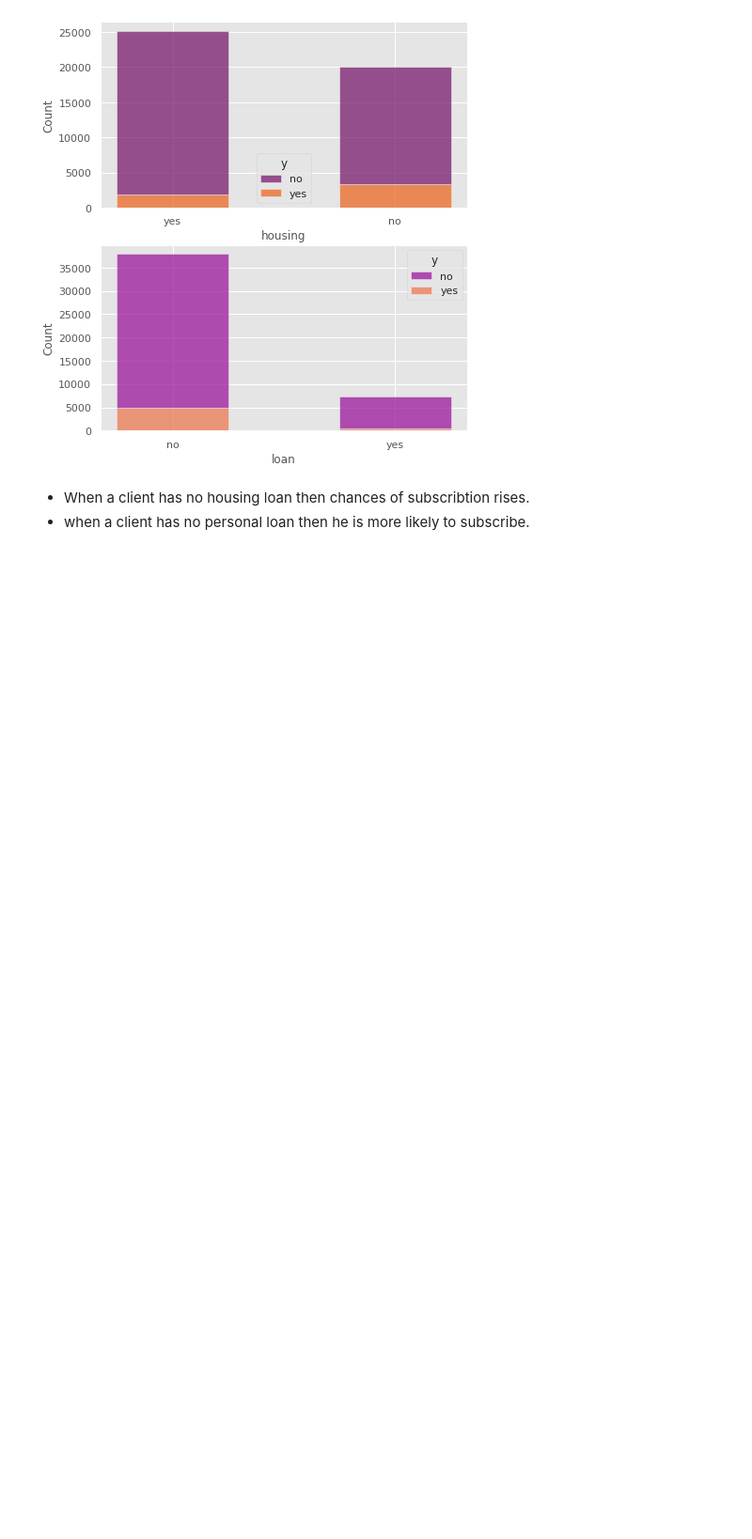
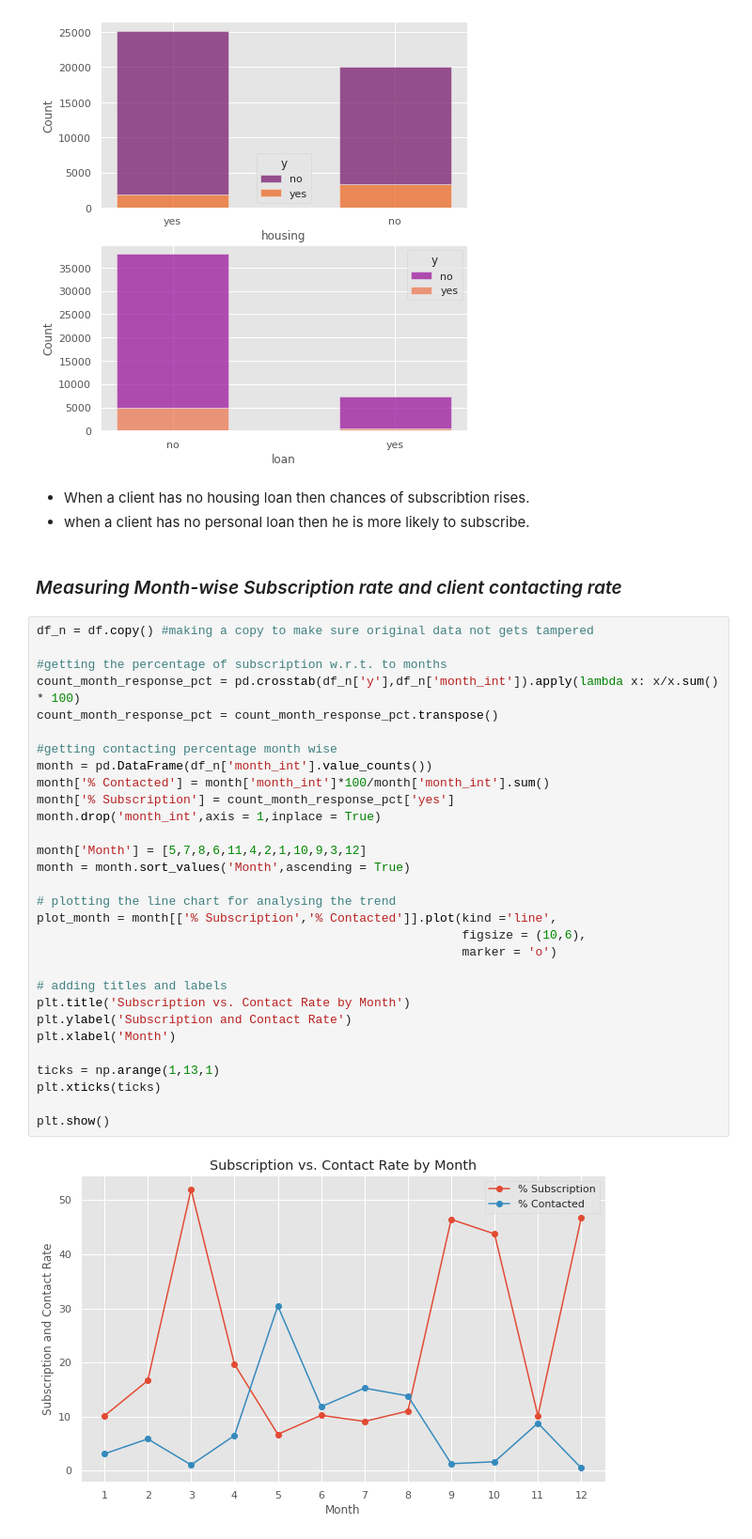
Before and after one commit to GuptaRitik/Marketing-Effectiveness-Prediction, a Jupyter notebook: Bank_Marketing_Effectiveness_Prediction_Capstone_Project.ipynb, the cells around one changed output. Shown at 94% size. Drawn from its saved outputs; the diff is of its cells as text; blank space fills up the shorter version.

```diff
--- a/Bank_Marketing_Effectiveness_Prediction_Capstone_Project.ipynb
+++ b/Bank_Marketing_Effectiveness_Prediction_Capstone_Project.ipynb
@@ -339,3 +339,37 @@ plt.show()
 # %% [markdown]
 * When a client has no housing loan then chances of subscribtion rises.
 * when a client has no personal loan then he is more likely to subscribe.
+# %% [markdown]
+### *Measuring Month-wise Subscription rate and client contacting rate*
+# %%
+df_n = df.copy() #making a copy to make sure original data not gets tampered
+
+#getting the percentage of subscription w.r.t. to months
+count_month_response_pct = pd.crosstab(df_n['y'],df_n['month_int']).apply(lambda x: x/x.sum() * 100)
+count_month_response_pct = count_month_response_pct.transpose()
+
+#getting contacting percentage month wise
+month = pd.DataFrame(df_n['month_int'].value_counts())
+month['% Contacted'] = month['month_int']*100/month['month_int'].sum()
+month['% Subscription'] = count_month_response_pct['yes']
+month.drop('month_int',axis = 1,inplace = True)
+
+month['Month'] = [5,7,8,6,11,4,2,1,10,9,3,12]
+month = month.sort_values('Month',ascending = True)
+
+# plotting the line chart for analysing the trend
+plot_month = month[['% Subscription','% Contacted']].plot(kind ='line',
+                                                          figsize = (10,6),
+                                                          marker = 'o')
+
+# adding titles and labels
+plt.title('Subscription vs. Contact Rate by Month')
+plt.ylabel('Subscription and Contact Rate')
+plt.xlabel('Month')
+
+ticks = np.arange(1,13,1)
+plt.xticks(ticks)
+
+plt.show()
+# %% [output]
+[figure, added]
```
Also changed, not shown: parts of 9 cells of this notebook.
